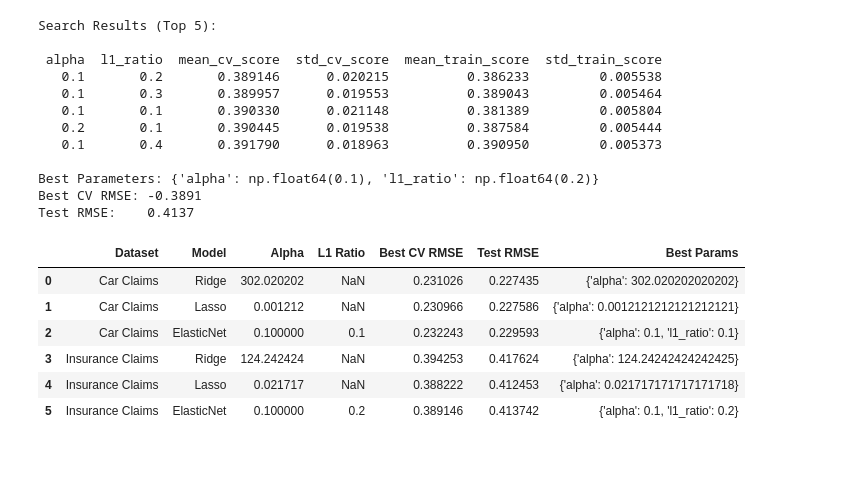
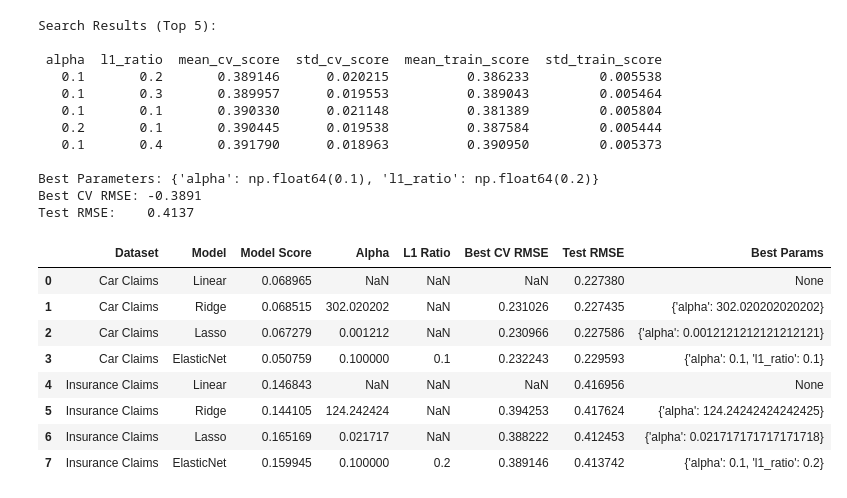
Before and after one commit to jtvon/799S-Data-Science-Capstone, a Jupyter notebook: Week-2-jupyter-notebook.ipynb, the cells around one changed output. Saved outputs shown, nothing was run; the diff lists cells and outputs as text; code cells hidden in the pictures; blank space fills up the shorter version.

```diff
--- a/Week-2-jupyter-notebook.ipynb
+++ b/Week-2-jupyter-notebook.ipynb
@@ -346,13 +345,15 @@ def run_elasticnet_CV(X_train, y_train, X_test, y_test):
     # Evaluate on the test set
     y_pred = elasticnet_cv.best_estimator_.predict(X_test)
     test_score = root_mean_squared_error(y_test, y_pred)
+    model_score = elasticnet_cv.best_estimator_.score(X_test, y_test)
 
     print(f"Test RMSE:    {test_score:.4f}")
 
     return elasticnet_cv.best_estimator_, {
         'best_params': grid_best_params,
         'best_cv_score': grid_cv_score,
-        'test_score': test_score
+        'test_score': test_score,
+        'model_score': model_score
     }
 # %%
 elasticnet_car_model, elasticnet_car_results = run_elasticnet_CV(X_train_car, y_train_car, X_test_car, y_test_car)
@@ -373,10 +374,17 @@ Test RMSE:    0.2296
 # Insurance Claims dataset
 # %%
 X_train_ins, X_test_ins, y_train_ins, y_test_ins, df_ins = load_and_split_data("data/insurance_claims_cleaned.csv")
+# %%
+# Baseline linear regression model on car claims dataset
+baseline_ins_lm = LinearRegression()
+baseline_ins_lm.fit(X_train_ins, y_train_ins)
+ins_baseline_pred = baseline_ins_lm.predict(X_test_ins)
+ins_baseline_rmse = root_mean_squared_error(y_test_ins, ins_baseline_pred)
+ins_baseline_model_score = baseline_ins_lm.score(X_test_ins, y_test_ins)
 # %% [markdown]
 ## Ridge Regression
 # %%
-ridge_ins_alpha, ridge_ins_cv_score, ridge_ins_test_rmse = run_ridge_regression(X_train_ins, y_train_ins, X_test_ins, y_test_ins)
+ridge_ins_alpha, ridge_ins_cv_score, ridge_ins_test_rmse, ridge_ins_model_score = run_ridge_regression(X_train_ins, y_train_ins, X_test_ins, y_test_ins)
 # %% [output]
 [figure]
 Optimal alpha: 124.2424
@@ -399,5 +407,5 @@ Intercept: 0.2375
 # %% [markdown]
 ## Lasso Regression
 # %%
-lasso_ins_alpha, lasso_ins_cv_score, lasso_ins_test_rmse = run_lasso_regression(X_train_ins, y_train_ins, X_test_ins, y_test_ins, lin_alphas=np.linspace(0, .05, 100))
+lasso_ins_alpha, lasso_ins_cv_score, lasso_ins_test_rmse, lasso_ins_model_score = run_lasso_regression(X_train_ins, y_train_ins, X_test_ins, y_test_ins, lin_alphas=np.linspace(0, .05, 100))
 # %% [output]
@@ -451,7 +449,18 @@ Test RMSE:    0.4137
 results_df = pd.DataFrame([
     {
         "Dataset": "Car Claims",
+        "Model": "Linear",
+        "Model Score": car_baseline_model_score,
+        "Alpha": None,
+        "L1 Ratio": None,
+        "Best CV RMSE": None,
+        "Test RMSE": car_baseline_rmse,
+        "Best Params": None
+    },
+    {
+        "Dataset": "Car Claims",
         "Model": "Ridge",
+        "Model Score": ridge_car_model_score,
         "Alpha": ridge_car_alpha,
         "L1 Ratio": None,
         "Best CV RMSE": ridge_car_cv_score,
@@ -461,6 +470,7 @@ results_df = pd.DataFrame([
     {
         "Dataset": "Car Claims",
         "Model": "Lasso",
+        "Model Score": lasso_car_model_score,
         "Alpha": lasso_car_alpha,
         "L1 Ratio": None,
         "Best CV RMSE": lasso_car_cv_score,
@@ -470,6 +480,7 @@ results_df = pd.DataFrame([
     {
         "Dataset": "Car Claims",
         "Model": "ElasticNet",
+        "Model Score": elasticnet_car_results['model_score'],
         "Alpha": elasticnet_car_results['best_params']['alpha'],
         "L1 Ratio": elasticnet_car_results['best_params']['l1_ratio'],
         "Best CV RMSE": -elasticnet_car_results['best_cv_score'],
@@ -478,39 +489,54 @@ results_df = pd.DataFrame([
     },
     {
         "Dataset": "Insurance Claims",
+        "Model": "Linear",
+        "Model Score": ins_baseline_model_score,
+        "Alpha": None,
+        "L1 Ratio": None,
+        "Best CV RMSE": None,
+        "Test RMSE": ins_baseline_rmse,
+        "Best Params": None
+    },
+    {
+        "Dataset": "Insurance Claims",
         "Model": "Ridge",
+        "Model Score": ridge_ins_model_score,
         "Alpha": ridge_ins_alpha,
         "L1 Ratio": None,
         "Best CV RMSE": ridge_ins_cv_score,
         "Test RMSE": ridge_ins_test_rmse,
         "Best Params": {"alpha": ridge_ins_alpha}
     },
     {
         "Dataset": "Insurance Claims",
         "Model": "Lasso",
+        "Model Score": lasso_ins_model_score,
         "Alpha": lasso_ins_alpha,
         "L1 Ratio": None,
         "Best CV RMSE": lasso_ins_cv_score,
         "Test RMSE": lasso_ins_test_rmse,
         "Best Params": {"alpha": lasso_ins_alpha}
     },
     {
         "Dataset": "Insurance Claims",
         "Model": "ElasticNet",
+        "Model Score": elasticnet_ins_results['model_score'],
         "Alpha": elasticnet_ins_results['best_params']['alpha'],
         "L1 Ratio": elasticnet_ins_results['best_params']['l1_ratio'],
         "Best CV RMSE": -elasticnet_ins_results['best_cv_score'],
         "Test RMSE": elasticnet_ins_results['test_score'],
         "Best Params": elasticnet_ins_results['best_params']
     }
 ])
 
 display(results_df)
 # %% [output]
-|  | Dataset | Model | Alpha | L1 Ratio | Best CV RMSE | Test RMSE | Best Params |
-| 0 | Car Claims | Ridge | 302.020202 | NaN | 0.231026 | 0.227435 | {'alpha': 302.020202020202} |
-| 1 | Car Claims | Lasso | 0.001212 | NaN | 0.230966 | 0.227586 | {'alpha': 0.0012121212121212121} |
-| 2 | Car Claims | ElasticNet | 0.100000 | 0.1 | 0.232243 | 0.229593 | {'alpha': 0.1, 'l1_ratio': 0.1} |
-| 3 | Insurance Claims | Ridge | 124.242424 | NaN | 0.394253 | 0.417624 | {'alpha': 124.24242424242425} |
-| 4 | Insurance Claims | Lasso | 0.021717 | NaN | 0.388222 | 0.412453 | {'alpha': 0.021717171717171718} |
-| 5 | Insurance Claims | ElasticNet | 0.100000 | 0.2 | 0.389146 | 0.413742 | {'alpha': 0.1, 'l1_ratio': 0.2} |
+|  | Dataset | Model | Model Score | Alpha | L1 Ratio | Best CV RMSE | Test RMSE | Best Params |
+| 0 | Car Claims | Linear | 0.068965 | NaN | NaN | NaN | 0.227380 | None |
+| 1 | Car Claims | Ridge | 0.068515 | 302.020202 | NaN | 0.231026 | 0.227435 | {'alpha': 302.020202020202} |
+| 2 | Car Claims | Lasso | 0.067279 | 0.001212 | NaN | 0.230966 | 0.227586 | {'alpha': 0.0012121212121212121} |
+| 3 | Car Claims | ElasticNet | 0.050759 | 0.100000 | 0.1 | 0.232243 | 0.229593 | {'alpha': 0.1, 'l1_ratio': 0.1} |
+| 4 | Insurance Claims | Linear | 0.146843 | NaN | NaN | NaN | 0.416956 | None |
+| 5 | Insurance Claims | Ridge | 0.144105 | 124.242424 | NaN | 0.394253 | 0.417624 | {'alpha': 124.24242424242425} |
+| 6 | Insurance Claims | Lasso | 0.165169 | 0.021717 | NaN | 0.388222 | 0.412453 | {'alpha': 0.021717171717171718} |
+| 7 | Insurance Claims | ElasticNet | 0.159945 | 0.100000 | 0.2 | 0.389146 | 0.413742 | {'alpha': 0.1, 'l1_ratio': 0.2} |
```
Also changed, not shown: parts of 7 cells of this notebook.
